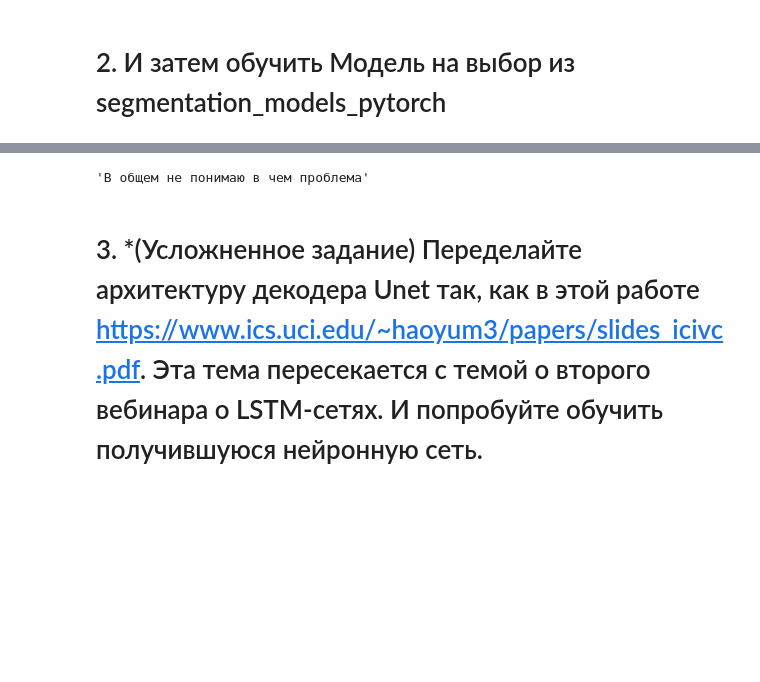
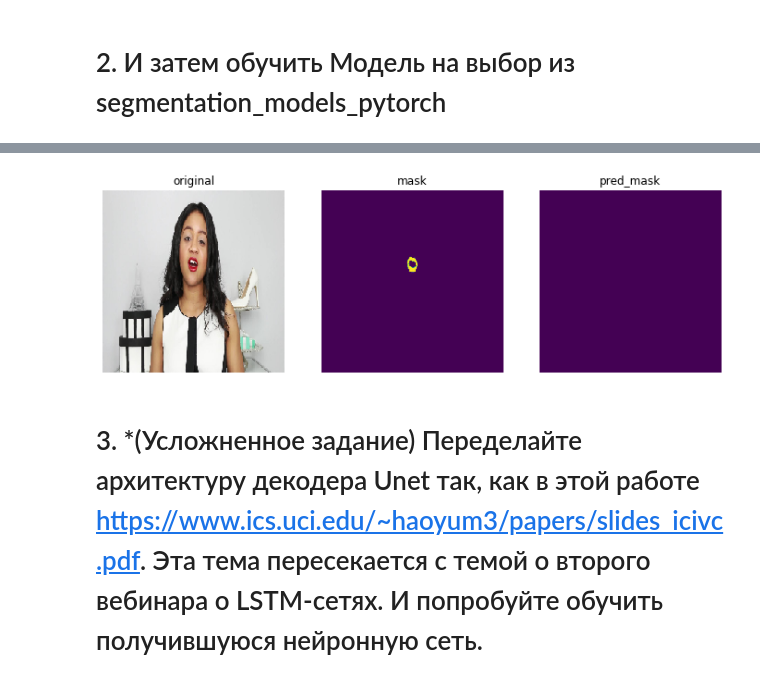
Before and after one commit to Yegor9151/PyTorch_framework_for_developing_artificial_neural_networks, a Jupyter notebook: Lesson 4. Image Segmentation/practice 4.ipynb, the cells around one changed output, grey strips where cells are left out. Cells and saved outputs as stored; diff of their text form; code cells hidden in the pictures; blank space fills up the shorter version.

```diff
--- a/Lesson 4. Image Segmentation/practice 4.ipynb
+++ b/Lesson 4. Image Segmentation/practice 4.ipynb
@@ -25,7 +25,7 @@ from torch.autograd import set_detect_anomaly
 ROOT_DIR = '../data/set-lipstick-original'
 
 LR = 0.001
-EPOCHS = 2
+EPOCHS = 5
 
 PACK = 400 # число объектов в тренировочном датасете
 # %% [markdown]
@@ -333,14 +371,8 @@ for epoch in range(EPOCHS):
 
         optimizer.zero_grad()
 
-        print(data.shape)
-        print(labels.shape)
-
         outputs = modelUnet(data)
 
-        print(outputs.shape)
-
-        #loss = nn.CrossEntropyLoss(outputs,labels)# - torch.log(SoftDiceLoss(outputs, labels))
         loss = dice_loss(outputs, labels)
 
         loss.backward()
@@ -348,10 +380,10 @@ for epoch in range(EPOCHS):
 
         epoch_loss.append(loss.item())
 
-        if batch_idx%200==0:
+        if batch_idx%10==0:
             print(f'batch index : {batch_idx} | loss : {loss.item()}')
 
-    print(f'Epoch {epoch+1}, loss: ',np.mean(epoch_loss))
+    print(f'Epoch {epoch+1}, loss: ', np.mean(epoch_loss))
     time2 = time.time()
     print(f'Spend time for 1 epoch: {time2-time1} sec')
 
@@ -364,6 +409,28 @@ RuntimeError: index 9 is out of bounds for dimension 1 with size 1
-# %%
-"""В общем не понимаю в чем проблема"""
-# %% [output]
-'В общем не понимаю в чем проблема'
+# %%
+idx = 1
+
+plt.figure(figsize=(12, 12))
+for imgs, lbls in testDataLoader:
+
+    outputs = modelUnet(img)
+
+    plt.subplot(1, 3, 1)
+    plt.imshow(imgs[idx].permute(1,2,0))
+    plt.title('original')
+    plt.axis('off')
+
+    plt.subplot(1, 3, 2)
+    plt.imshow(lbls[idx])
+    plt.title('mask')
+    plt.axis('off')
+
+    plt.subplot(1, 3, 3)
+    plt.imshow(outputs[idx, 0].detach())
+    plt.title('pred_mask')
+    plt.axis('off')
+
+    break
+# %% [output]
+[figure, added]
 # %% [markdown]
 # 3. *(Усложненное задание) Переделайте архитектуру декодера Unet так, как в этой работе https://www.ics.uci.edu/~haoyum3/papers/slides_icivc.pdf. Эта тема пересекается с темой о второго вебинара о LSTM-сетях. И попробуйте обучить получившуюся нейронную сеть.
```
Also changed, not shown: parts of 9 cells of this notebook.
